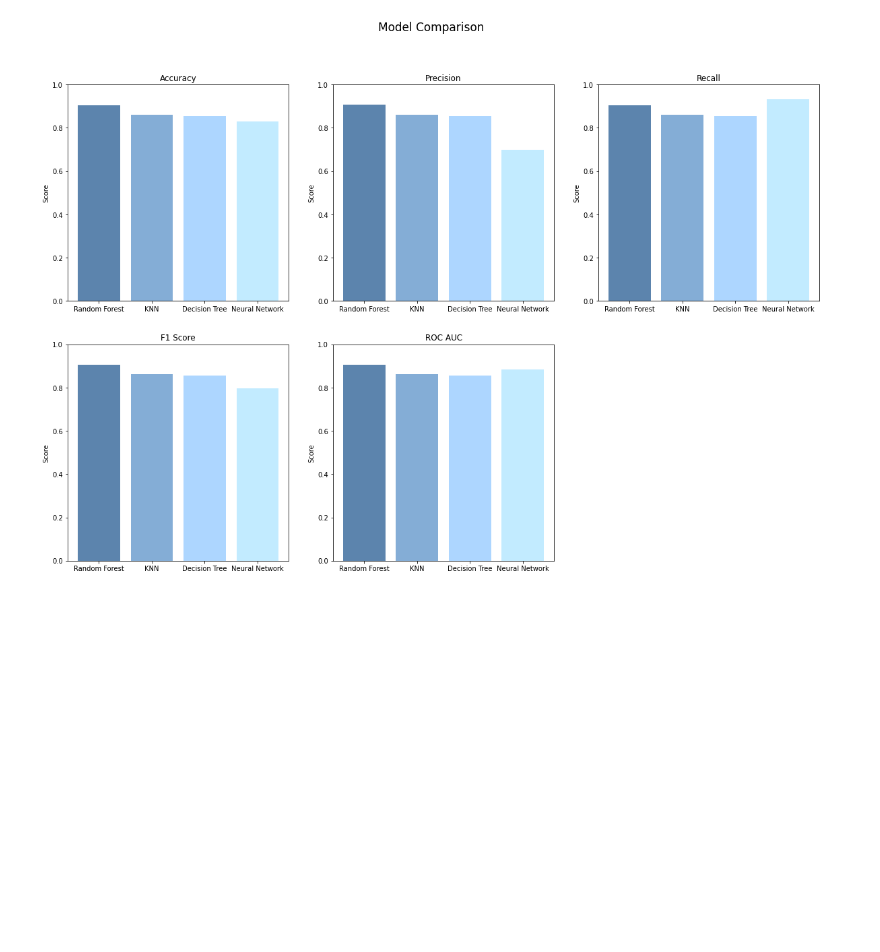
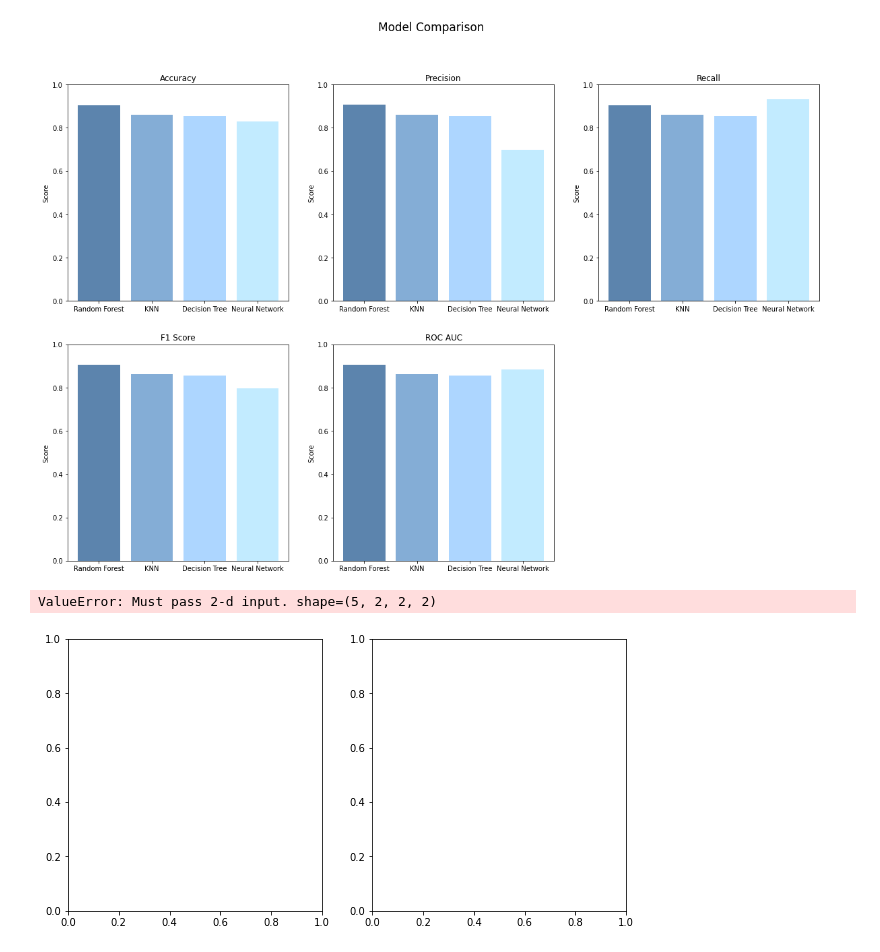
Before and after one commit to jerin-joy/ml_obstacle_avoidance, a Jupyter notebook: turtlebot3_neural_network/scripts/ml_training_evaluation.ipynb, the cells around one changed output. Saved outputs shown, nothing was run; the diff lists cells and outputs as text; code cells hidden in the pictures; blank space fills up the shorter version.

```diff
--- a/turtlebot3_neural_network/scripts/ml_training_evaluation.ipynb
+++ b/turtlebot3_neural_network/scripts/ml_training_evaluation.ipynb
@@ -127,6 +127,7 @@ def evaluate_model(model, X_train, y_train):
     recall_scores = []
     roc_auc_scores = []
     f1_scores = []
+    cm_list = []
 
     # Loop over each fold
     for train_index, test_index in kf.split(X_train):
@@ -161,6 +162,12 @@ def evaluate_model(model, X_train, y_train):
             recall_scores.append(nn_recall)
             roc_auc_scores.append(nn_roc)
             f1_scores.append(nn_f1)
+
+            # Compute confusion matrix for this fold if model is TensorFlow Keras model
+            y_pred_classes = tf.argmax(y_pred_fold, axis=1)
+            y_test_classes = tf.argmax(y_test_fold, axis=1)
+            cm = tf.math.confusion_matrix(y_test_classes, y_pred_classes)
+            cm_list.append(cm)
             continue
 
         # Compute scores for this fold
@@ -170,6 +177,10 @@ def evaluate_model(model, X_train, y_train):
         roc_auc_scores.append(roc_auc_score(y_test_fold,y_pred_fold, average = 'micro'))
         f1_scores.append(f1_score(y_test_fold,y_pred_fold, average = 'micro'))
 
+        # Compute confusion matrix for this fold
+        cm = multilabel_confusion_matrix(y_test_fold,y_pred_fold)
+        cm_list.append(cm)
+
     # Return the mean scores across all folds
-    return np.mean(accuracy_scores), np.mean(precision_scores), np.mean(recall_scores), np.mean(roc_auc_scores), np.mean(f1_scores)
+    return np.mean(accuracy_scores), np.mean(precision_scores), np.mean(recall_scores), np.mean(roc_auc_scores), np.mean(f1_scores), cm_list
 # %%
@@ -190,7 +199,7 @@ print(nn_accuracy)
 # %%
 # Evaluate each model using cross-validation and k-fold
-dt_accuracy, dt_precision, dt_recall, dt_roc_auc, dt_f1 = evaluate_model(dt_model,X,y)
-rf_accuracy, rf_precision, rf_recall, rf_roc_auc, rf_f1 = evaluate_model(rf_model,X,y)
-knn_accuracy, knn_precision, knn_recall, knn_roc_auc, knn_f1 = evaluate_model(knn_model,X,y)
-nn_accuracy, nn_precision, nn_recall, nn_roc_auc, nn_f1 = evaluate_model(nn_model,X,y)
+dt_accuracy, dt_precision, dt_recall, dt_roc_auc, dt_f1, dt_cm = evaluate_model(dt_model,X,y)
+rf_accuracy, rf_precision, rf_recall, rf_roc_auc, rf_f1, rf_cm = evaluate_model(rf_model,X,y)
+knn_accuracy, knn_precision, knn_recall, knn_roc_auc, knn_f1, knn_cm = evaluate_model(knn_model,X,y)
+nn_accuracy, nn_precision, nn_recall, nn_roc_auc, nn_f1, nn_cm = evaluate_model(nn_model,X,y)
 # %% [output]
@@ -267,3 +275,28 @@ for i ,metric in enumerate(metrics):
     ax.set_ylabel('Score')
 # %% [output]
 [figure]
+# %%
+def plot_confusion_matrix(conf_matrix, model_name):
+    n_classes = 1
+    fig, axes = plt.subplots(nrows=1, ncols=2 if n_classes > 1 else 1, figsize=(10, 5))
+    for i in range(n_classes):
+        ax = axes[i] if n_classes > 1 else axes
+        sns.heatmap(conf_matrix, annot=True, cmap='Blues', fmt='g', cbar=False, ax=ax)
+        ax.set_xlabel('Predicted label')
+        ax.set_ylabel('True label')
+        ax.set_title(f'Confusion matrix for class {i+1} - {model_name}')
+    fig.suptitle(f'{model_name} Confusion Matrix', fontsize=16)
+    fig.tight_layout(rect=[0, 0.03, 1, 0.95])
+    fig.savefig('confusion_matrix_' + model_name.lower().replace(' ', '_') + '.png')
+    plt.show()
+    # plt.clf()
+    # plt.close()
+# %%
+# Plot the confusion matrix for each model
+plot_confusion_matrix(rf_cm, "Random Forest")
+plot_confusion_matrix(knn_cm[1], "KNN")
+plot_confusion_matrix(dt_cm[1], "Decision Tree")
+plot_confusion_matrix_tf(nn_cm[1], "Neural Network")
+# %% [output]
+ValueError: Must pass 2-d input. shape=(5, 2, 2, 2)
+[figure, added]
```
Also changed, not shown: parts of 5 cells of this notebook.
